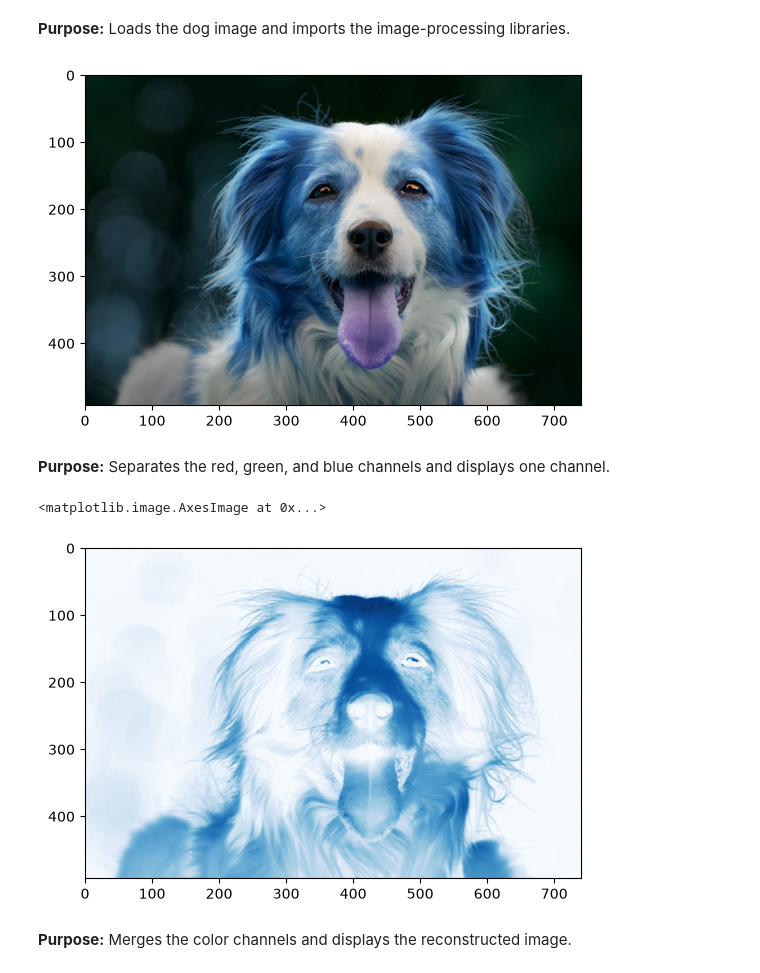
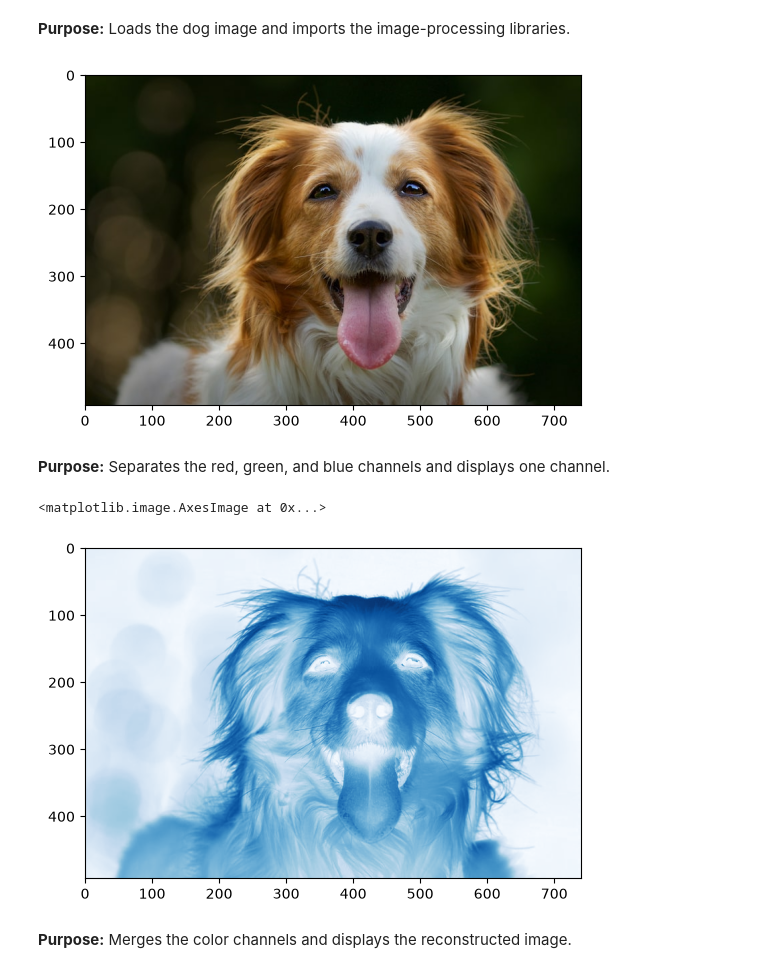
Before and after one commit to Shuvo2k23/dip_lab, a Jupyter notebook: lab_practice/4.ipynb, the cells around one changed output. Saved outputs shown, nothing was run; the diff lists cells and outputs as text; code cells hidden in the pictures.

```diff
--- a/lab_practice/4.ipynb
+++ b/lab_practice/4.ipynb
@@ -3,13 +3,15 @@
 # %%
 import cv2
 import numpy as np
 import matplotlib.pyplot as plt
 
 img=cv2.imread("../dog.jpg")
+img = cv2.cvtColor(img,cv2.COLOR_BGR2RGB)
+
 plt.imshow(img,cmap='gray')
 height,width,dim = img.shape
 # %% [output]
-[figure, old version]
+[figure, new version]
 # %% [markdown]
 **Purpose:** Separates the red, green, and blue channels and displays one channel.
 # %%
@@ -20,7 +22,7 @@ b_img = img[:,:,2]
 plt.imshow(r_img,cmap='Blues')
 # %% [output]
 <matplotlib.image.AxesImage at 0x...>
-[figure, old version]
+[figure, new version]
 # %% [markdown]
 **Purpose:** Merges the color channels and displays the reconstructed image.
 # %%
```
Also changed, not shown: parts of 1 cell of this notebook, 19 other files.
